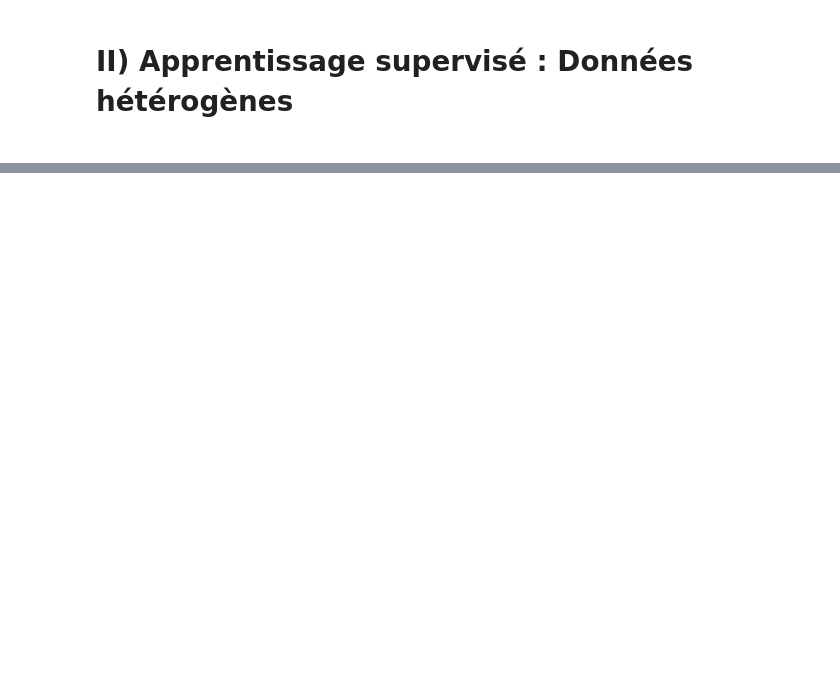
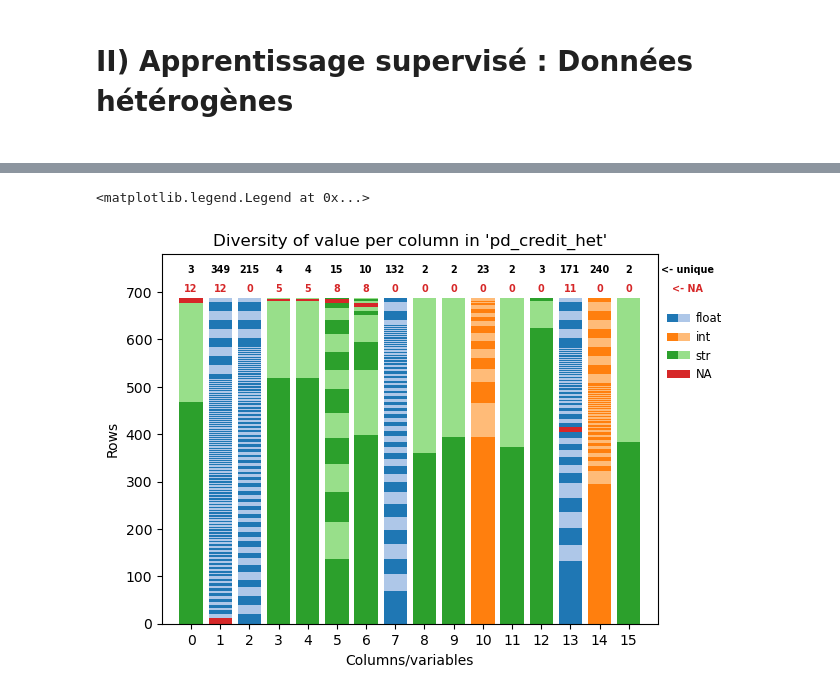
Before and after one commit to tyrosine-rex/tp_taa_apprentissage_supervisee, a Jupyter notebook: source/tp.ipynb, the cells around one changed output, grey strips where cells are left out. Cells and saved outputs as stored; diff of their text form; code cells hidden in the pictures; blank space fills up the shorter version.

```diff
--- a/source/tp.ipynb
+++ b/source/tp.ipynb
@@ -683,6 +674,65 @@ pd_credit_het.head()
 | 2 | a | 24.50 | 0.500 | u | g | q | h | 1.50 | t | f | 0 | ... |
 | 3 | b | 27.83 | 1.540 | u | g | w | v | 3.75 | t | t | 5 | ... |
 | 4 | b | 20.17 | 5.625 | u | g | w | v | 1.71 | t | f | 0 | ... |
+# %%
+from matplotlib.patches import Patch
+from matplotlib.pyplot import arrow
+
+
+COLORS = colormaps['tab20'].colors[:8]
+
+fig, ax = plt.subplots()
+
+ax.set_ylim([0, 780])
+ax.set_xlim([-1, 16])
+
+f1, f2 = Patch(facecolor=COLORS[0]), Patch(facecolor=COLORS[1])
+i1, i2 = Patch(facecolor=COLORS[2]), Patch(facecolor=COLORS[3])
+s1, s2 = Patch(facecolor=COLORS[4]), Patch(facecolor=COLORS[5])
+n1 = Patch(facecolor=COLORS[6])
+
+txt_args = {'horizontalalignment':'center', 'fontweight':'bold', 'fontsize':'x-small'}
+lgd_args = {
+    'columnspacing': -0.5, 'handlelength': 1.0, 'handletextpad': 0.5,
+    'fontsize':'small', 'frameon':False, 'bbox_to_anchor' : (1.15, 0.75)
+}
+
+for col in pd_credit_het.columns:
+    cumul = 0
+    serie = pd_credit_het[col]
+    count = serie.value_counts(dropna=False).sort_values(ascending=False)
+
+    for idx, item in enumerate(count.items()):
+        val, cnt = item
+        if pd.isna(val):
+            c = COLORS[6]
+        elif isinstance(val, float):
+            c = COLORS[0] if idx%2 == 0 else COLORS[1]
+        elif isinstance(val, int):
+            c = COLORS[2] if idx%2 == 0 else COLORS[3]
+        elif isinstance(val, str):
+            c = COLORS[4] if idx%2 == 0 else COLORS[5]
+        else:
+            print("err")
+
+        ax.bar(str(col), cnt, bottom=cumul, color=c)
+        cumul += cnt
+
+    ax.text(col, 740, count.shape[0], **txt_args)
+    ax.text(col, 700, serie.isna().sum(), color=COLORS[6], **txt_args)
+
+ax.text(17, 740, "<- unique", **txt_args)
+ax.text(17, 700, "<- NA", color=COLORS[6], **txt_args)
+ax.set_title("Diversity of value per column in 'pd_credit_het'")
+ax.set_ylabel("Rows")
+ax.set_xlabel("Columns/variables")
+
+ax.legend(handles=[f1, i1, s1, n1, f2, i2, s2, n1],
+        labels=['', '', '', '', 'float', 'int', 'str', 'NA'],
+        ncol=2, loc="right", **lgd_args)
+# %% [output]
+<matplotlib.legend.Legend at 0x...>
+[figure, added]
 # %%
 # pd_credit_het[15] = pd_credit_het[15].apply(lambda x: 1 if x == "+" else 0)
 # for i in BOOL_COLS:
```
Also changed, not shown: parts of 11 cells of this notebook.
